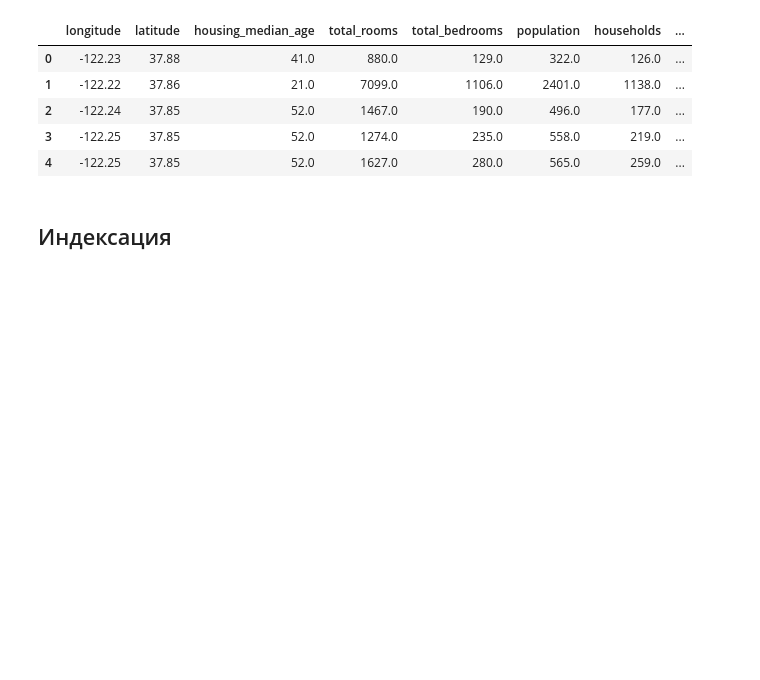
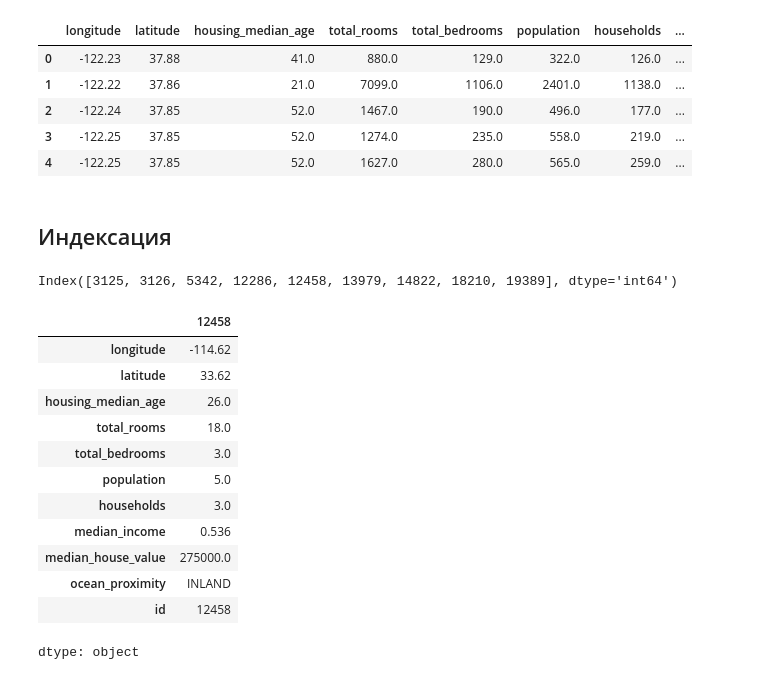
Before and after one commit to bryzgin/pandas_practice, a Jupyter notebook: pandas_practice.ipynb, the cells around one changed output. Cells and saved outputs as stored; diff of their text form; code cells hidden in the pictures; blank space fills up the shorter version.

```diff
--- a/pandas_practice.ipynb
+++ b/pandas_practice.ipynb
@@ -136,3 +136,25 @@ housing_df[~mask].head() # при использовании ~, строгие
 | 4 | -122.25 | 37.85 | 52.0 | 1627.0 | 280.0 | 565.0 | 259.0 | ... |
 # %% [markdown]
 ## Индексация
+# %%
+mask = housing_df["population"] < 10
+tmp = housing_df[mask]
+tmp.index
+# %% [output]
+Index([3125, 3126, 5342, 12286, 12458, 13979, 14822, 18210, 19389], dtype='int64')
+# %%
+tmp.loc[12458]
+# %% [output]
+|  | 12458 |
+| longitude | -114.62 |
+| latitude | 33.62 |
+| housing_median_age | 26.0 |
+| total_rooms | 18.0 |
+| total_bedrooms | 3.0 |
+| population | 5.0 |
+| households | 3.0 |
+| median_income | 0.536 |
+| median_house_value | 275000.0 |
+| ocean_proximity | INLAND |
+| id | 12458 |
+dtype: object
```
Also changed, not shown: parts of 3 cells of this notebook.
